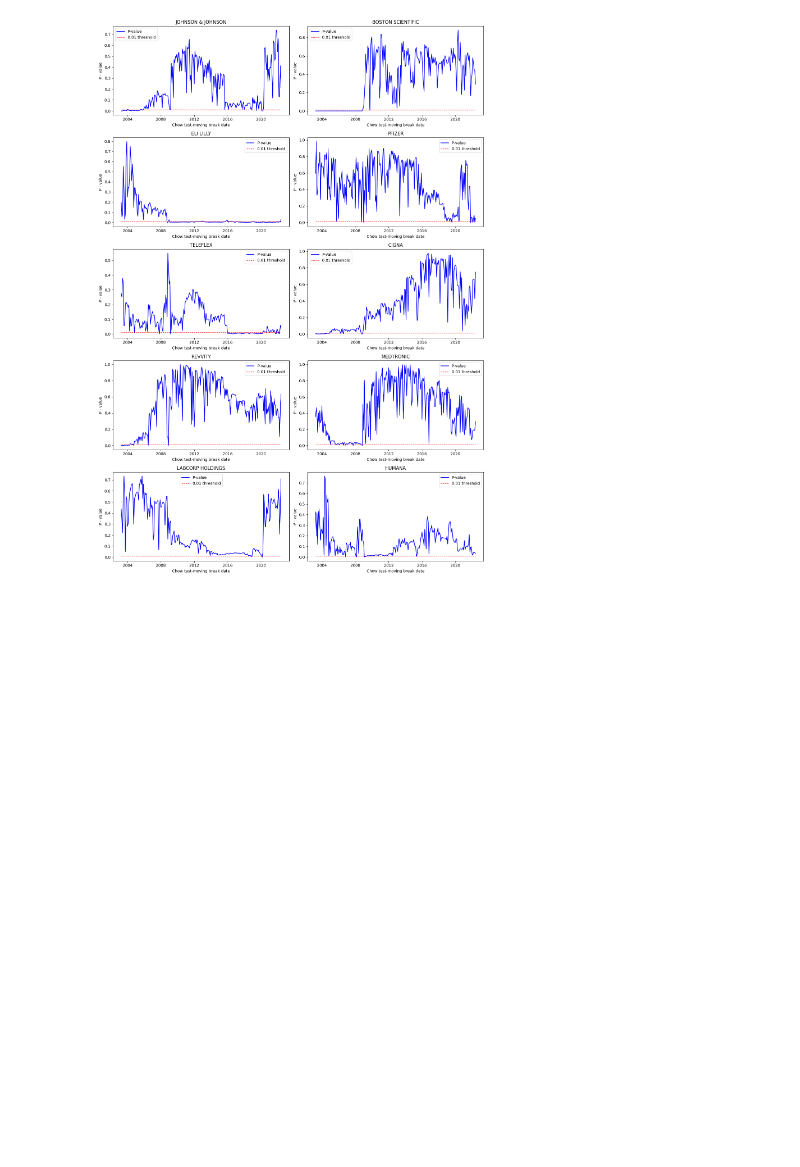
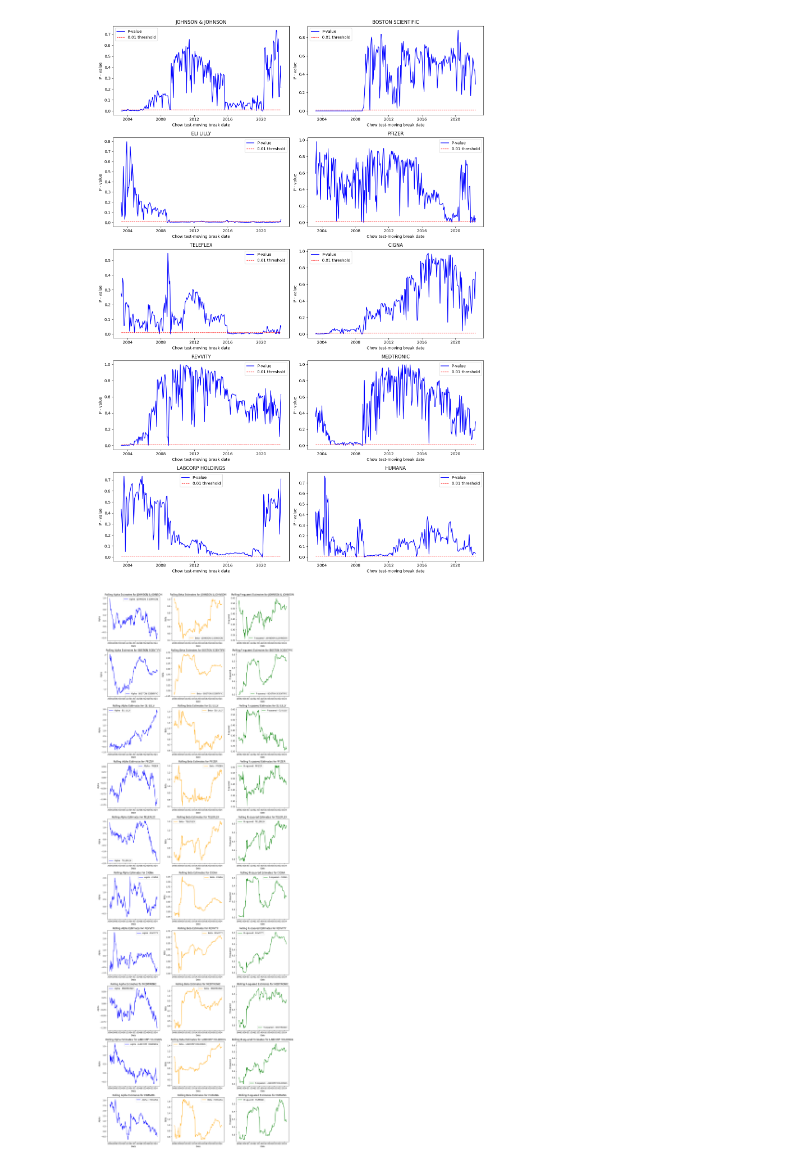
Before and after one commit to GiovanniGiorgioButEverybodyCallMeCot/CAPM-Regression, a Jupyter notebook: CAPM.ipynb, the cells around one changed output. Cells and saved outputs as stored; diff of their text form; code cells hidden in the pictures; blank space fills up the shorter version.

```diff
--- a/CAPM.ipynb
+++ b/CAPM.ipynb
@@ -332,3 +332,70 @@ for indices in significant_indices:
 
     # Append the filtered indices for the current equity
     filtered_significant_indices.append(np.array(filtered_indices))
+# %%
+# Define parameters for rolling window
+window_size = 60  # 5 years in months
+num_months = len(eEquities)
+results_dict = {}
+Date = pd.date_range(start='30/11/2005', end='31/10/2024', freq='ME')
+
+
+for start in range(num_months - window_size):
+    end = start + window_size
+
+    equities_window = eEquities.iloc[start:end]
+    market_excess_window = eMKT[start:end]
+
+    X = sm.add_constant(market_excess_window)
+
+    for column in equities_window.columns:
+        y = equities_window[column].values
+
+        window_model = sm.OLS(y, X).fit()
+
+        # Creating new keys for the dictionary
+        if f'Alpha {column}' not in results_dict:
+            results_dict[f'Alpha {column}'] = []
+            results_dict[f'Beta {column}'] = []
+            results_dict[f'R_squared {column}'] = []
+
+        # Storing the results
+        results_dict[f'Alpha {column}'].append(window_model.params[0])
+        results_dict[f'Beta {column}'].append(window_model.params[1])
+        results_dict[f'R_squared {column}'].append(window_model.rsquared)
+
+
+# Convert results to a DataFrame for easier plotting
+results_df = pd.DataFrame(results_dict)
+
+# Plotting results
+num_equities = len(equities_window.columns)
+
+fig, axes = plt.subplots(num_equities, 3, figsize=(14, num_equities * 4))
+
+for i, column in enumerate(equities_window.columns):
+    # Plot Alpha
+    axes[i, 0].plot(Date, results_df[f'Alpha {column}'], label=f'Alpha - {column}', color='blue')
+    axes[i, 0].set_title(f'Rolling Alpha Estimates for {column}')
+    axes[i, 0].set_xlabel('Date')
+    axes[i, 0].set_ylabel('Alpha')
+    axes[i, 0].legend()
+
+    # Plot Beta
+    axes[i, 1].plot(Date, results_df[f'Beta {column}'], label=f'Beta - {column}', color='orange')
+    axes[i, 1].set_title(f'Rolling Beta Estimates for {column}')
+    axes[i, 1].set_xlabel('Date')
+    axes[i, 1].set_ylabel('Beta')
+    axes[i, 1].legend()
+
+    # Plot R-squared
+    axes[i, 2].plot(Date, results_df[f'R_squared {column}'], label=f'R-squared - {column}', color='green')
+    axes[i, 2].set_title(f'Rolling R-squared Estimates for {column}')
+    axes[i, 2].set_xlabel('Date')
+    axes[i, 2].set_ylabel('R-squared')
+    axes[i, 2].legend()
+
+plt.tight_layout()
+plt.show()
+# %% [output]
+[figure, added]
```
Also changed, not shown: parts of 1 cell of this notebook.
